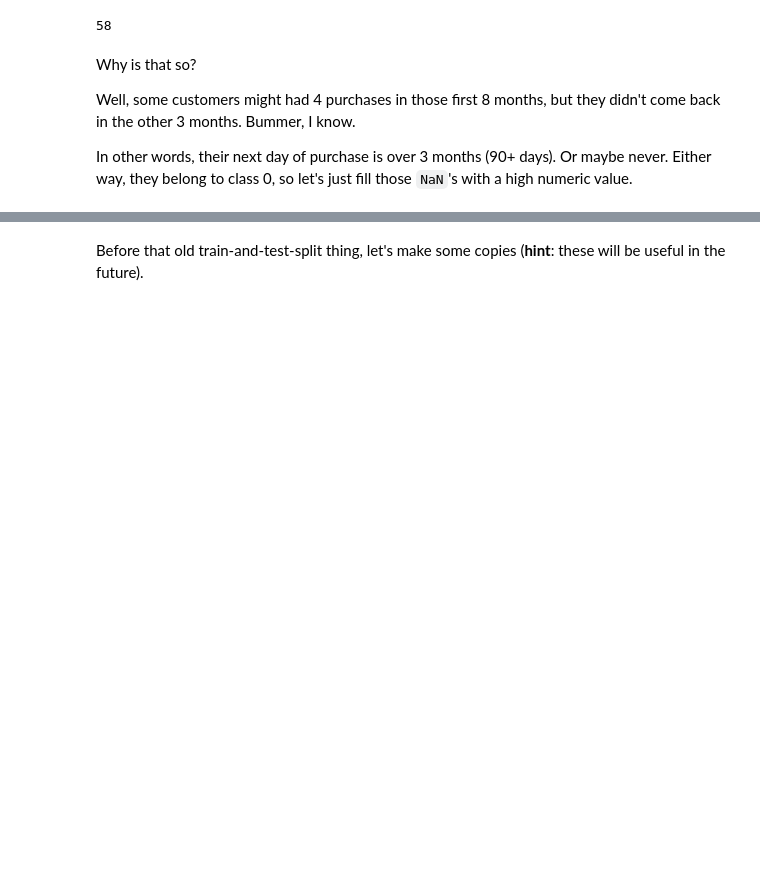
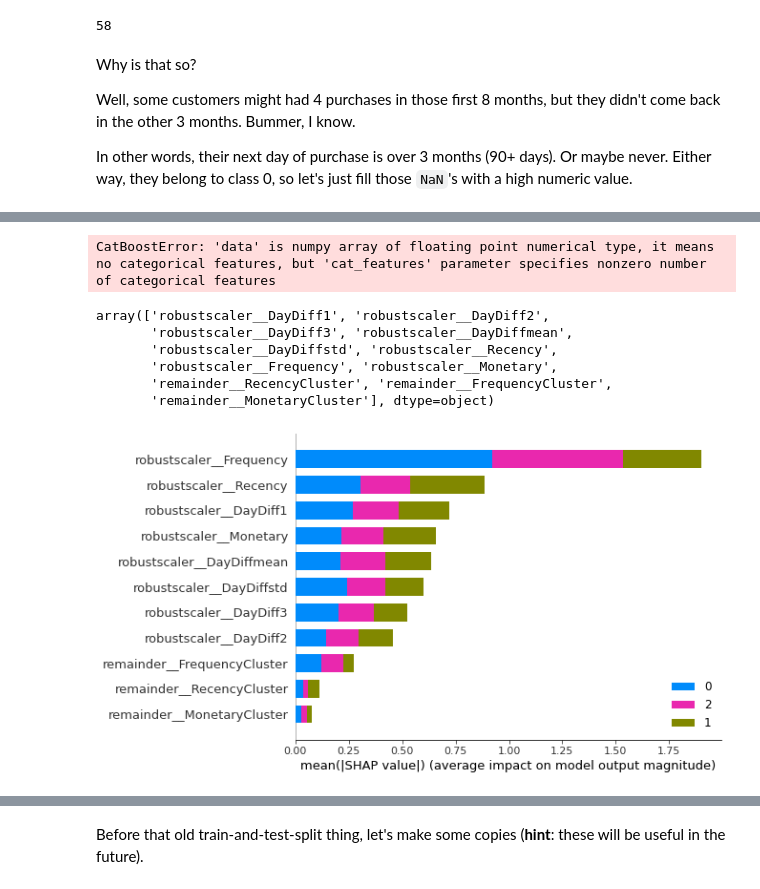
Before and after one commit to igordpm/extracting-insights-from-raw-data, a Jupyter notebook: src/04 - Predicting next purchase day.ipynb, the cells around one changed output, grey strips where cells are left out. Cells and saved outputs as stored; diff of their text form; code cells hidden in the pictures; blank space fills up the shorter version.

```diff
--- a/src/04 - Predicting next purchase day.ipynb
+++ b/src/04 - Predicting next purchase day.ipynb
@@ -269,0 +593,28 @@ customers.loc[customers['NextDayPurchase'] > 50, 'Labels'] = 0
+# %%
+cb_clf = cb.CatBoostClassifier(random_state=random_state, verbose=0, cat_features=[8])
+pipe = make_pipeline(ct1, cb_clf)
+pipe.fit(X_train, y_train)
+# %% [output]
+CatBoostError: 'data' is numpy array of floating point numerical type, it means no categorical features, but 'cat_features' parameter specifies nonzero number of categorical features
+# %%
+pipe.named_steps.columntransformer.get_feature_names_out()
+# %% [output]
+array(['robustscaler__DayDiff1', 'robustscaler__DayDiff2',
+       'robustscaler__DayDiff3', 'robustscaler__DayDiffmean',
+       'robustscaler__DayDiffstd', 'robustscaler__Recency',
+       'robustscaler__Frequency', 'robustscaler__Monetary',
+       'remainder__RecencyCluster', 'remainder__FrequencyCluster',
+       'remainder__MonetaryCluster'], dtype=object)
+# %%
+# create a Pool object to store data, as it is mandatory in .get_feature_importance()
+pool = cb.Pool(data=pipe.named_steps.columntransformer.transform(X_train), label=y_train)
+# get shap values
+shap_values = pipe.named_steps.catboostclassifier.get_feature_importance(data=pool, type='ShapValues')
+
+shap_values_transposed = shap_values.transpose(1, 0, 2)
+assert shap_values[0, 1, 2] == shap_values_transposed[1, 0, 2]  # just check we've done it right
+
+# Then we convert the transposed shap values into a list, where each element will be a 2D numpy matrix of shape [#samples, #features] as expected by the shap package
+shap.summary_plot(list(shap_values_transposed[:,:,:-1]), features=pipe.named_steps.columntransformer.get_feature_names_out(), class_names=y_train.unique())
+# %% [output]
+[figure, added]
```
Also changed, not shown: parts of 101 cells of this notebook, 1 other file.
